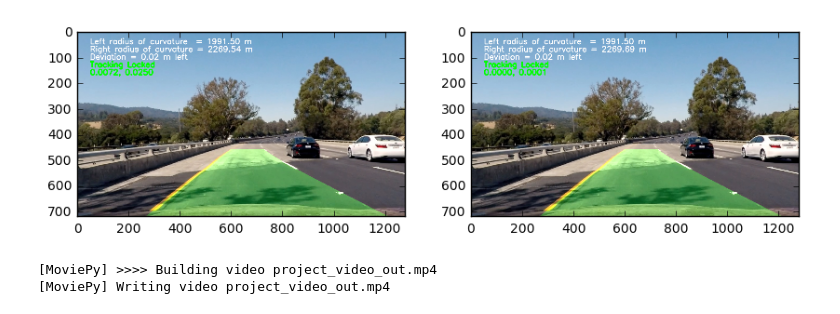
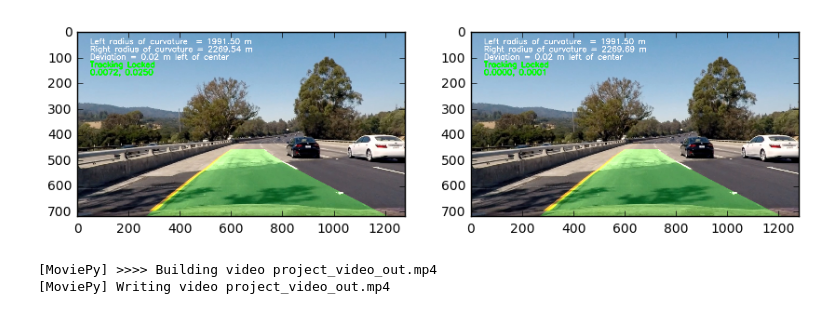
Before and after one commit to thomasantony/CarND-P04-Advanced-Lane-Lines, a Jupyter notebook: Project04.ipynb, the cells around one changed output. Drawn from its saved outputs; the diff is of its cells as text; code cells hidden in the pictures.

```diff
--- a/Project04.ipynb
+++ b/Project04.ipynb
@@ -65,16 +83,16 @@ def get_perspective_transform(image, src_in = None, dst_in = None, display=False
         plt.subplot(1,2,1)
         plt.hold(True)
         plt.imshow(image, cmap='gray')
-        colors = ['r+','g+','b+','w+']
+        colors = ['r+','g+','b+','k+']
         for i in range(4):
-            plt.plot(src[i,0],src[i,1],colors[i])
+            plt.plot(src[i,0],src[i,1],colors[i],mew=2,ms=10)
 
         im2 = cv2.warpPerspective(image, warp_m, (image.shape[1], image.shape[0]), flags=cv2.INTER_LINEAR)
         plt.subplot(1,2,2)
         plt.hold(True)
         plt.imshow(im2, cmap='gray')
         for i in range(4):
-            plt.plot(dst[i,0],dst[i,1],colors[i])
+            plt.plot(dst[i,0],dst[i,1],colors[i],mew=2,ms=10)
         plt.show()
     return warp_m, warp_minv
 
@@ -139,13 +157,13 @@ def find_perspective_points(image):
 # %%
 def find_edges(image, ksize = 11, mask_half=False):
 
-    blur = cv2.GaussianBlur(image, (ksize, ksize), 0)
-    hls = cv2.cvtColor(blur.astype(np.uint8), cv2.COLOR_RGB2HLS)
+#     blur = cv2.GaussianBlur(image, (ksize, ksize), 0)
+    hls = cv2.cvtColor(image.astype(np.uint8), cv2.COLOR_RGB2HLS)
 #     gray = cv2.cvtColor(blur.astype(np.uint8), cv2.COLOR_RGB2GRAY)
-    gray = (0.5*blur[:,:,0] + 0.4*blur[:,:,1] + 0.1*blur[:,:,2]).astype(np.uint8)
+    gray = (0.5*image[:,:,0] + 0.4*image[:,:,1] + 0.1*image[:,:,2]).astype(np.uint8)
     s = hls[:,:,2]
 
-    _, gray_binary = cv2.threshold(gray.astype('uint8'), 130, 255, cv2.THRESH_BINARY)
+    _, gray_binary = cv2.threshold(gray.astype('uint8'), 150, 255, cv2.THRESH_BINARY)
 
     total_px = image.shape[0]*image.shape[1]
     laplacian = cv2.Laplacian(gray, cv2.CV_32F, ksize=21)
@@ -163,7 +181,8 @@ def find_edges(image, ksize = 11, mask_half=False):
     # Mask out top half of image to reduce distractions
     # Only used when unwarped image is passed in
     if mask_half:
-        combined_binary[:ceil(image.shape[0]*0.50)] = 0
+        print(ceil(image.shape[0]//2))
+        combined_binary[:ceil(image.shape[0]//2)] = 0
 #     else:
 #         plt.subplot(2, 3, 1)
 #         plt.imshow(s_binary, cmap='gray')
@@ -182,5 +272,5 @@ def find_edges(image, ksize = 11, mask_half=False):
 # %%
-image = mpimage.imread('test_images/test1a.jpg')
+image = mpimage.imread('test_images/test3.jpg')
 
 undist = cv2.undistort(image, cam_mtx, cam_dist, None, cam_mtx)
 
@@ -190,14 +280,14 @@ hls = cv2.cvtColor(undist, cv2.COLOR_RGB2HLS)
 src = find_perspective_points(undist)
 warp_m, warp_minv = get_perspective_transform(undist, src, display=True)
 
-img2 = cv2.warpPerspective(undist, warp_m, (undist.shape[1], undist.shape[0]), flags=cv2.INTER_LINEAR)
-lanes = find_edges(img2)
+edges = find_edges(undist)
+lanes = cv2.warpPerspective(edges, warp_m, (undist.shape[1], undist.shape[0]), flags=cv2.INTER_LINEAR)
+
 plt.rcParams['figure.figsize'] = figsize=(10,6)
 
-plt.figure(figsize=(10,12))
-
+plt.figure(figsize=(10,5))
 plt.subplot(1, 2, 1)
-plt.imshow(hls[:,:,2], cmap='gray')
+plt.imshow(edges, cmap='gray')
 
 plt.subplot(1, 2, 2)
 plt.imshow(lanes, cmap='gray')
@@ -520,7 +613,7 @@ def process_image(image, key_frame_interval=20, cache_length=10):
     font = cv2.FONT_HERSHEY_SIMPLEX
     cv2.putText(result,'Left radius of curvature  = %.2f m'%(left_r),(50,50), font, 1,(255,255,255),2,cv2.LINE_AA)
     cv2.putText(result,'Right radius of curvature = %.2f m'%(right_r),(50,80), font, 1,(255,255,255),2,cv2.LINE_AA)
-    cv2.putText(result,'Deviation = %.2f m %s'%(abs(dx), 'left' if dx < 0 else 'right'),(50,110),
+    cv2.putText(result,'Deviation = %.2f m %s of center'%(abs(dx), 'left' if dx < 0 else 'right'),(50,110),
                         font, 1,(255,255,255),2,cv2.LINE_AA)
 
     is_tracking = left_lane.detected or right_lane.detected
@@ -558,4 +651,4 @@ Wall time: 185 ms
-[figure, old version]
+[figure, new version]
 # %%
 vid_output = 'project_video_out.mp4'
 clip = VideoFileClip('project_video.mp4')
```
Also changed, not shown: parts of 6 cells of this notebook, 9 other files.
